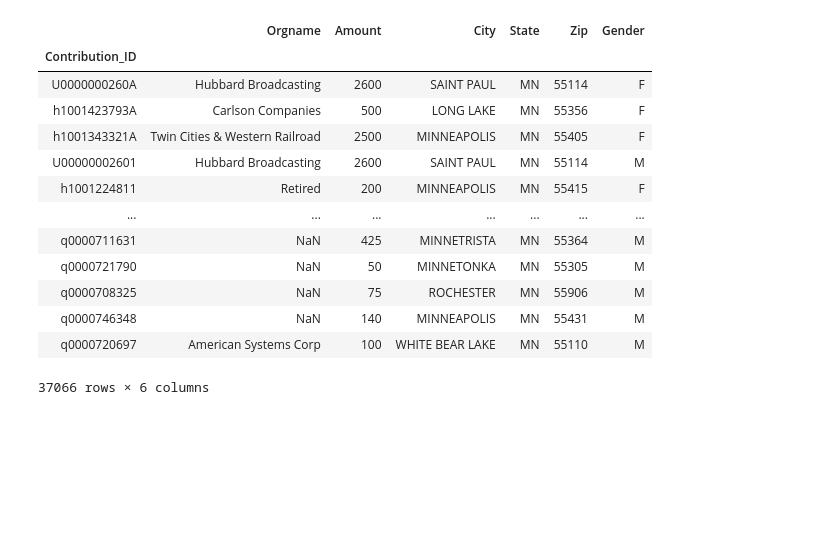
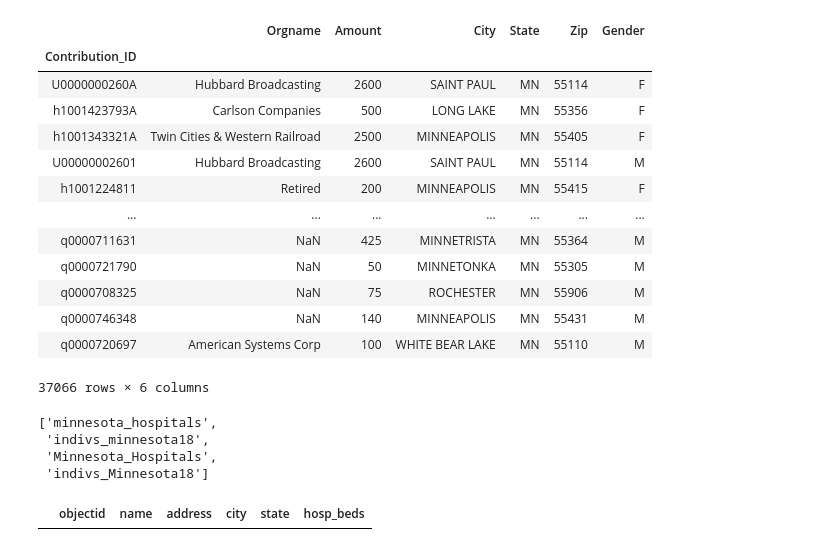
Before and after one commit to VallieTracy/ETL, a Jupyter notebook: MN_etl.ipynb, the cells around one changed output. Saved outputs shown, nothing was run; the diff lists cells and outputs as text; code cells hidden in the pictures; blank space fills up the shorter version.

Commit message:
setting up sql tables, coming up empty

```diff
--- a/MN_etl.ipynb
+++ b/MN_etl.ipynb
@@ -121,3 +122,13 @@ mndiv_transformed
 | q0000746348 | NaN | 140 | MINNEAPOLIS | MN | 55431 | M |
 | q0000720697 | American Systems Corp | 100 | WHITE BEAR LAKE | MN | 55110 | M |
 37066 rows × 6 columns
+# %%
+rds_connection_string = "postgres:postgres@localhost:5432/ETL_db"
+engine = create_engine(f'postgresql://{rds_connection_string}')
+# %%
+engine.table_names()
+# %% [output]
+['minnesota_hospitals',
+ 'indivs_minnesota18',
+ 'Minnesota_Hospitals',
+ 'indivs_Minnesota18']
@@ -123,0 +139,4 @@ mndiv_transformed
+# %%
+pd.read_sql_query('select * from Minnesota_Hospitals', con=engine).head()
+# %% [output]
+|  | objectid | name | address | city | state | hosp_beds |
```
Also changed, not shown: parts of 3 cells of this notebook.
